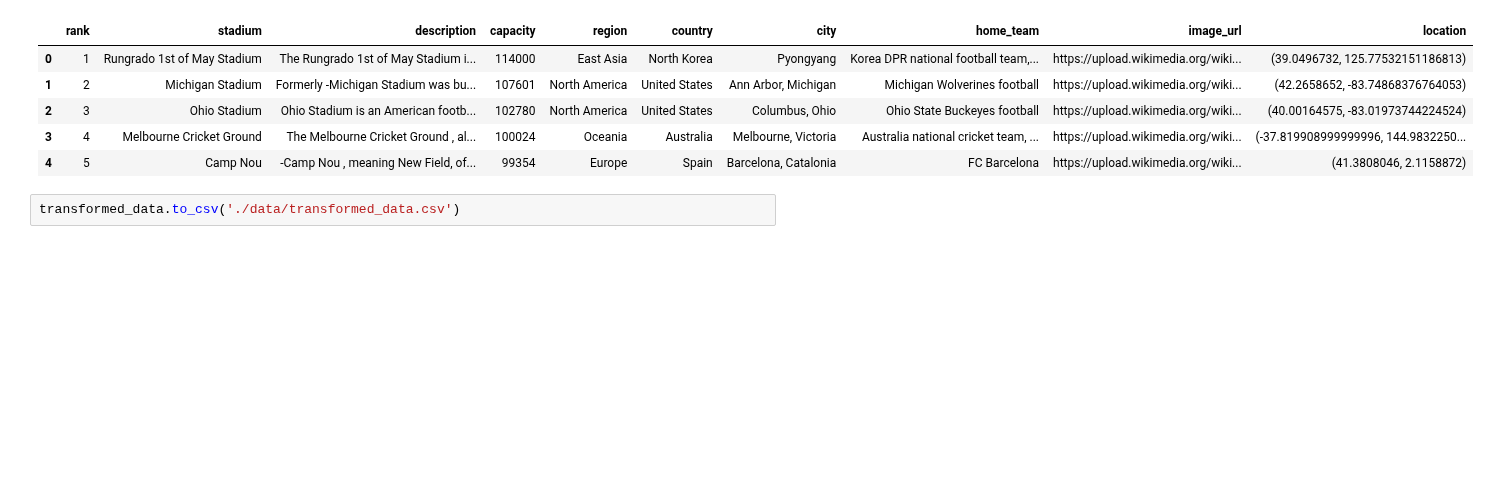
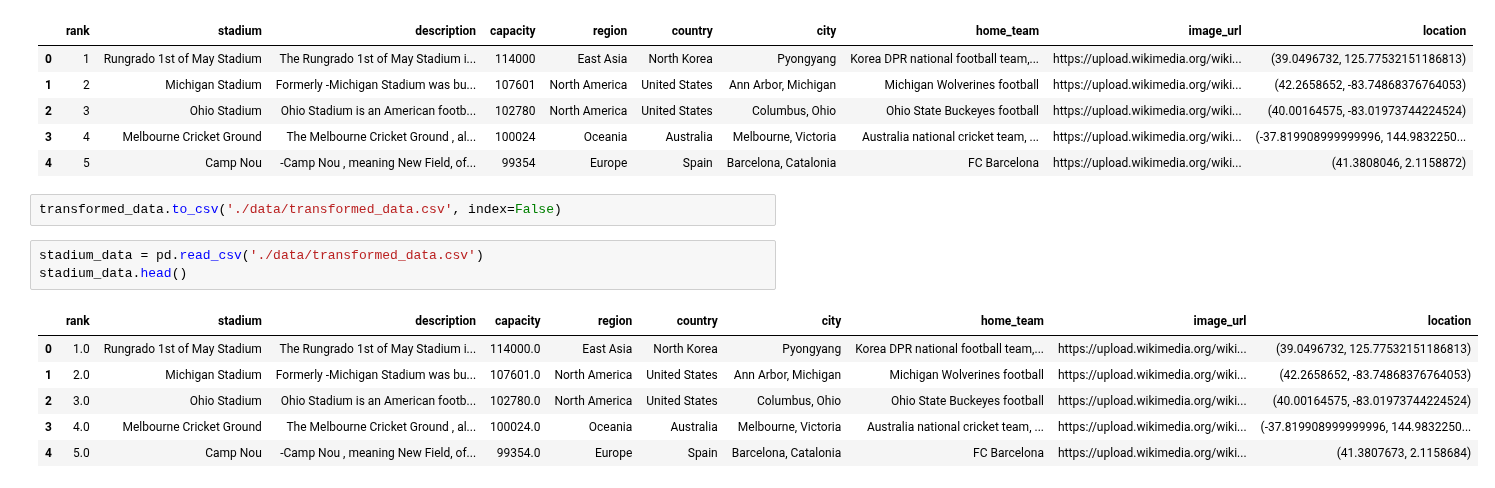
Before and after one commit to maodo/football-stadiums-data-project, a Jupyter notebook: experimental_notebook_wikipedia_data.ipynb, the cells around one changed output. Saved outputs shown, nothing was run; the diff lists cells and outputs as text; blank space fills up the shorter version.

Commit message:
Data transformation finished

```diff
--- a/experimental_notebook_wikipedia_data.ipynb
+++ b/experimental_notebook_wikipedia_data.ipynb
@@ -135,4 +135,14 @@ transformed_data.head()
 | 3 | 4 | Melbourne Cricket Ground | The Melbourne Cricket Ground , al... | 100024 | Oceania | Australia | Melbourne, Victoria | Australia national cricket team, ... | https://upload.wikimedia.org/wiki... | (-37.819908999999996, 144.9832250... |
 | 4 | 5 | Camp Nou | -Camp Nou , meaning New Field, of... | 99354 | Europe | Spain | Barcelona, Catalonia | FC Barcelona | https://upload.wikimedia.org/wiki... | (41.3808046, 2.1158872) |
 # %%
-transformed_data.to_csv('./data/transformed_data.csv')
+transformed_data.to_csv('./data/transformed_data.csv', index=False)
+# %%
+stadium_data = pd.read_csv('./data/transformed_data.csv')
+stadium_data.head()
+# %% [output]
+|  | rank | stadium | description | capacity | region | country | city | home_team | image_url | location |
+| 0 | 1.0 | Rungrado 1st of May Stadium | The Rungrado 1st of May Stadium i... | 114000.0 | East Asia | North Korea | Pyongyang | Korea DPR national football team,... | https://upload.wikimedia.org/wiki... | (39.0496732, 125.77532151186813) |
+| 1 | 2.0 | Michigan Stadium | Formerly -Michigan Stadium was bu... | 107601.0 | North America | United States | Ann Arbor, Michigan | Michigan Wolverines football | https://upload.wikimedia.org/wiki... | (42.2658652, -83.74868376764053) |
+| 2 | 3.0 | Ohio Stadium | Ohio Stadium is an American footb... | 102780.0 | North America | United States | Columbus, Ohio | Ohio State Buckeyes football | https://upload.wikimedia.org/wiki... | (40.00164575, -83.01973744224524) |
+| 3 | 4.0 | Melbourne Cricket Ground | The Melbourne Cricket Ground , al... | 100024.0 | Oceania | Australia | Melbourne, Victoria | Australia national cricket team, ... | https://upload.wikimedia.org/wiki... | (-37.819908999999996, 144.9832250... |
+| 4 | 5.0 | Camp Nou | -Camp Nou , meaning New Field, of... | 99354.0 | Europe | Spain | Barcelona, Catalonia | FC Barcelona | https://upload.wikimedia.org/wiki... | (41.3807673, 2.1158684) |
```
Also changed, not shown: parts of 1 cell of this notebook, 2 other files.
